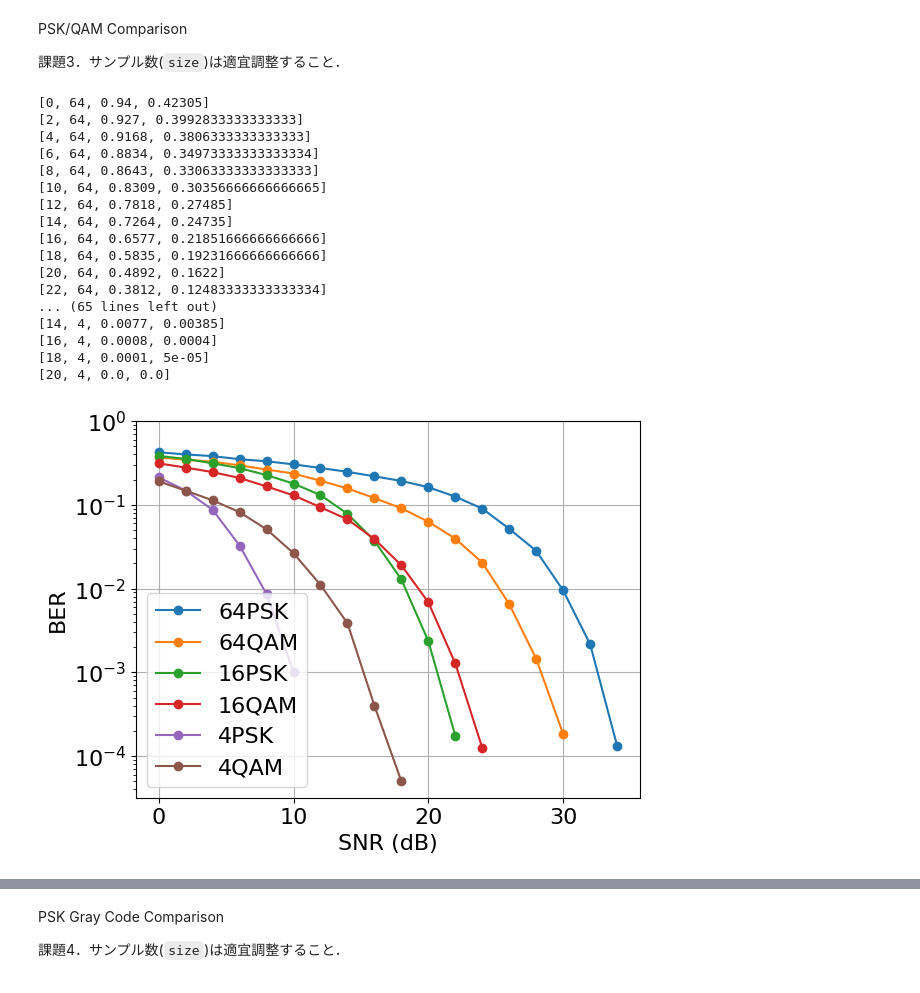
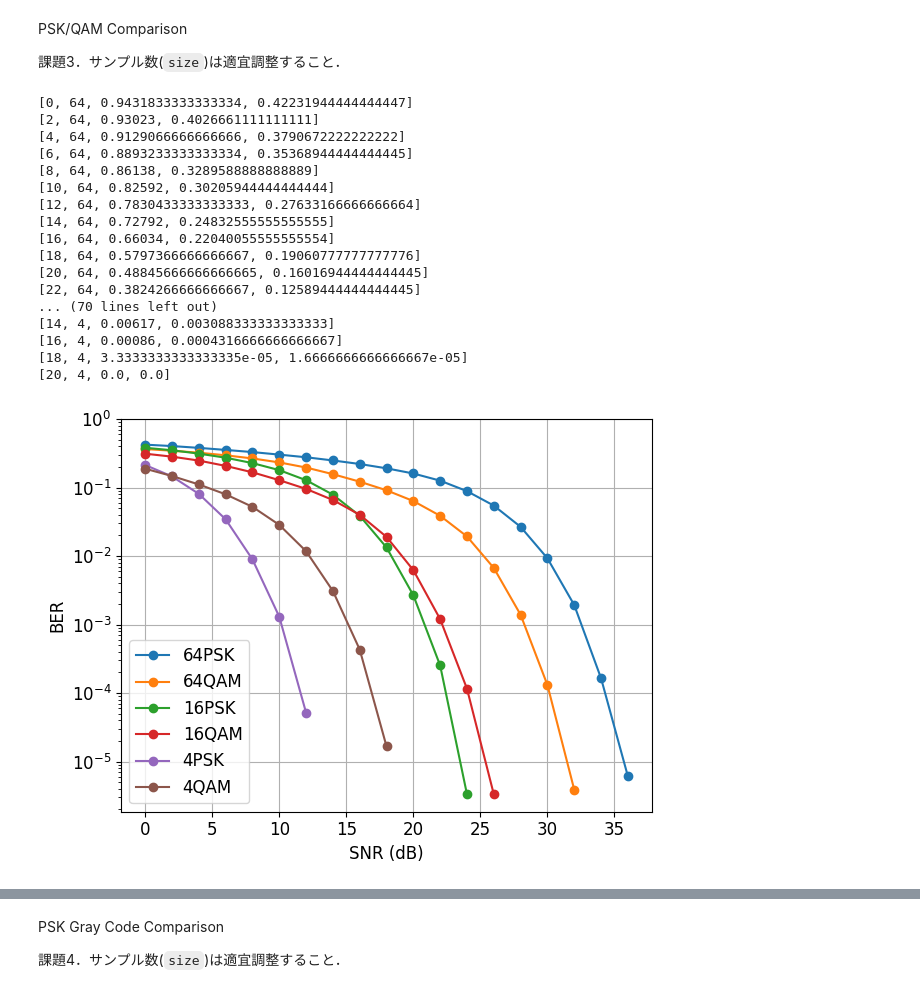
Before and after one commit to kyamada333/Chat_sample, a Jupyter notebook: mnlab2bicn_sample.ipynb, the cells around one changed output, grey strips where cells are left out. Saved outputs shown, nothing was run; the diff lists cells and outputs as text; code cells hidden in the pictures.

```diff
--- a/mnlab2bicn_sample.ipynb
+++ b/mnlab2bicn_sample.ipynb
@@ -291,7 +297,7 @@ PSK/QAM Comparison
 
 課題3．サンプル数(`size`)は適宜調整すること．
 # %%
-size = 10000
+size = 300000
 for m in [64, 16, 4]:
     snrs = []
     bers = []
@@ -299,47 +305,47 @@ for m in [64, 16, 4]:
         ser, ber = psk_test(m, snr, size)
         if verbose:
             print([snr, m, ser, ber])
         if ber < 1e-6:
             break
         snrs.append(snr)
         bers.append(ber)
     plt.semilogy(snrs, bers, '-o', label=f"{m}PSK")
     snrs = []
     bers = []
     for snr in range(0, 55, 2):
         ser, ber = qam_test(m, snr, size)
         if verbose:
             print([snr, m, ser, ber])
         if ber < 1e-6:
             break
         snrs.append(snr)
         bers.append(ber)
     plt.semilogy(snrs, bers, '-o', label=f"{m}QAM")
 
 plt.grid()
 plt.xlabel("SNR (dB)")
 plt.ylabel("BER")
 plt.legend()
 plt.tight_layout()
 plt.ylim(top=1)
 plt.savefig("PSK_QAM.png")
 plt.savefig("PSK_QAM.pdf")
 # %% [output]
-[0, 64, 0.94, 0.42305]
-[2, 64, 0.927, 0.3992833333333333]
-[4, 64, 0.9168, 0.3806333333333333]
-[6, 64, 0.8834, 0.34973333333333334]
-[8, 64, 0.8643, 0.33063333333333333]
-[10, 64, 0.8309, 0.30356666666666665]
-[12, 64, 0.7818, 0.27485]
-[14, 64, 0.7264, 0.24735]
-[16, 64, 0.6577, 0.21851666666666666]
-[18, 64, 0.5835, 0.19231666666666666]
-[20, 64, 0.4892, 0.1622]
-[22, 64, 0.3812, 0.12483333333333334]
-... (65 lines left out)
-[14, 4, 0.0077, 0.00385]
-[16, 4, 0.0008, 0.0004]
-[18, 4, 0.0001, 5e-05]
+[0, 64, 0.9431833333333334, 0.42231944444444447]
+[2, 64, 0.93023, 0.4026661111111111]
+[4, 64, 0.9129066666666666, 0.3790672222222222]
+[6, 64, 0.8893233333333334, 0.35368944444444445]
+[8, 64, 0.86138, 0.3289588888888889]
+[10, 64, 0.82592, 0.30205944444444444]
+[12, 64, 0.7830433333333333, 0.27633166666666664]
+[14, 64, 0.72792, 0.24832555555555555]
+[16, 64, 0.66034, 0.22040055555555554]
+[18, 64, 0.5797366666666667, 0.19060777777777776]
+[20, 64, 0.48845666666666665, 0.16016944444444445]
+[22, 64, 0.3824266666666667, 0.12589444444444445]
+... (70 lines left out)
+[14, 4, 0.00617, 0.003088333333333333]
+[16, 4, 0.00086, 0.0004316666666666667]
+[18, 4, 3.3333333333333335e-05, 1.6666666666666667e-05]
 [20, 4, 0.0, 0.0]
-[figure, old version]
+[figure, new version]
```
Also changed, not shown: parts of 29 cells of this notebook.
